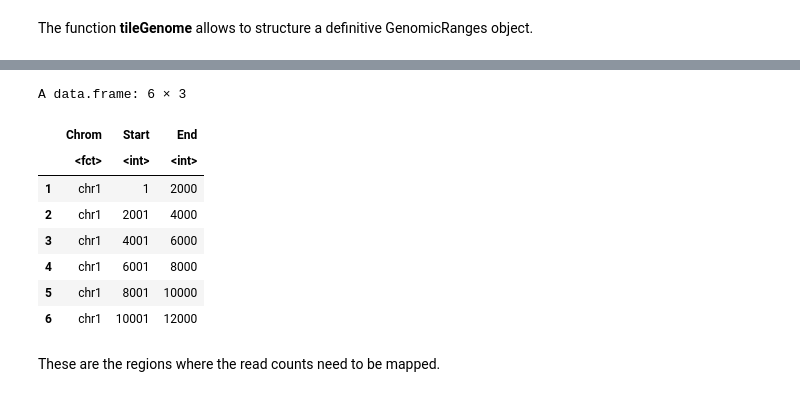
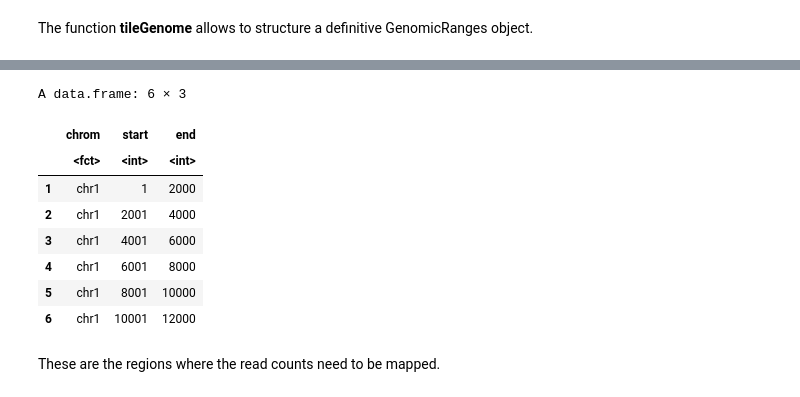
Before and after one commit to shauryajauhari/transcriptionFactoriesGREG, a Jupyter notebook: transcriptionFactoriesPrediction.ipynb, the cells around one changed output, grey strips where cells are left out. Saved outputs shown, nothing was run; the diff lists cells and outputs as text; code cells hidden in the pictures.

```diff
--- a/transcriptionFactoriesPrediction.ipynb
+++ b/transcriptionFactoriesPrediction.ipynb
@@ -9,2 +31,5 @@ In cognizance to [GREG](http://www.dx.doi.org/10.1093/database/baz162), we defin
 # %% [markdown]
 From the chromosome size definitions available in the loaded package, we create an index as follows. This shall be the premises on which our genomic bins shall be carved out.
+# %%
+si <- seqinfo(BSgenome.Hsapiens.UCSC.hg19)
+si
@@ -14,0 +52,3 @@ export.bed(Bins2k, "temp.bed")
+# %%
+Bins2k <-  tileGenome(si, tilewidth = 2000, cut.last.tile.in.chrom = TRUE)
+Bins2k
@@ -15,12 +72,12 @@ export.bed(Bins2k, "temp.bed")
 # %%
 targetBED <- as.data.frame(Bins2k)
 targetBED <- targetBED[, 1:3]
-colnames(targetBED) <- c("Chrom", "Start", "End")
+colnames(targetBED) <- c("chrom", "start", "end")
 head(targetBED)
-write.table(targetBED, file = "hg19_2K_bins.bed")
+write.table(targetBED, file = "hg19_2k_bins.bed", sep = "\t", quote = FALSE)
 # %% [output]
 A data.frame: 6 × 3
-|  | Chrom | Start | End |
+|  | chrom | start | end |
 |  | <fct> | <int> | <int> |
 | 1 | chr1 | 1 | 2000 |
 | 2 | chr1 | 2001 | 4000 |
```
Also changed, not shown: parts of 12 cells of this notebook.
